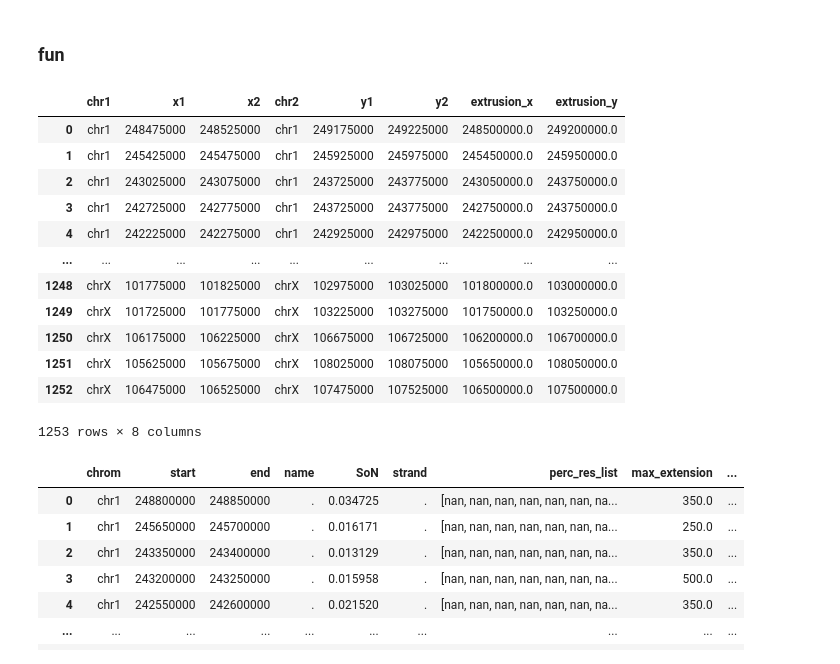
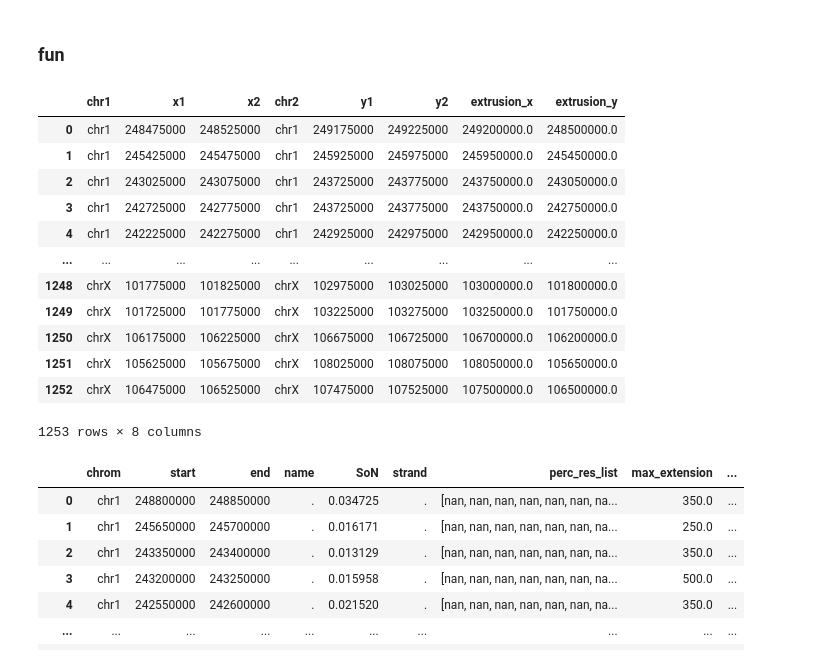
Before and after one commit to minjikimlab/miajet, a Jupyter notebook: notebooks/plot_venn_diagram.ipynb, the cells around one changed output. Cells and saved outputs as stored; diff of their text form; code cells hidden in the pictures.

```diff
--- a/notebooks/plot_venn_diagram.ipynb
+++ b/notebooks/plot_venn_diagram.ipynb
@@ -153,25 +1505,31 @@ miajet_positions # this is essentially the output invariant we want to have
 ### fun
 # %%
 # midpoint
-fun_bedpe["extrusion_x"] = (fun_bedpe["x1"] + fun_bedpe["x2"]) / 2
-fun_bedpe["extrusion_y"] = (fun_bedpe["y1"] + fun_bedpe["y2"]) / 2
+fun_bedpe["extrusion_x"] = (fun_bedpe["y1"] + fun_bedpe["y2"]) / 2
+fun_bedpe["extrusion_y"] = (fun_bedpe["x1"] + fun_bedpe["x2"]) / 2
+
+
+# guarantees that the extrusion point is in the upper diagonal
+# doesn't matter except for convention but should be standardized for all points
+np.all(fun_bedpe["extrusion_x"] >= fun_bedpe["extrusion_y"])
+
 
 # extrusion positions define the ending point of the jet
 # the root position of jet is the starting point of the jet, which can be computed from the main table
 fun_bedpe
 # %% [output]
 |  | chr1 | x1 | x2 | chr2 | y1 | y2 | extrusion_x | extrusion_y |
-| 0 | chr1 | 248475000 | 248525000 | chr1 | 249175000 | 249225000 | 248500000.0 | 249200000.0 |
-| 1 | chr1 | 245425000 | 245475000 | chr1 | 245925000 | 245975000 | 245450000.0 | 245950000.0 |
-| 2 | chr1 | 243025000 | 243075000 | chr1 | 243725000 | 243775000 | 243050000.0 | 243750000.0 |
-| 3 | chr1 | 242725000 | 242775000 | chr1 | 243725000 | 243775000 | 242750000.0 | 243750000.0 |
-| 4 | chr1 | 242225000 | 242275000 | chr1 | 242925000 | 242975000 | 242250000.0 | 242950000.0 |
+| 0 | chr1 | 248475000 | 248525000 | chr1 | 249175000 | 249225000 | 249200000.0 | 248500000.0 |
+| 1 | chr1 | 245425000 | 245475000 | chr1 | 245925000 | 245975000 | 245950000.0 | 245450000.0 |
+| 2 | chr1 | 243025000 | 243075000 | chr1 | 243725000 | 243775000 | 243750000.0 | 243050000.0 |
+| 3 | chr1 | 242725000 | 242775000 | chr1 | 243725000 | 243775000 | 243750000.0 | 242750000.0 |
+| 4 | chr1 | 242225000 | 242275000 | chr1 | 242925000 | 242975000 | 242950000.0 | 242250000.0 |
 | ... | ... | ... | ... | ... | ... | ... | ... | ... |
-| 1248 | chrX | 101775000 | 101825000 | chrX | 102975000 | 103025000 | 101800000.0 | 103000000.0 |
-| 1249 | chrX | 101725000 | 101775000 | chrX | 103225000 | 103275000 | 101750000.0 | 103250000.0 |
-| 1250 | chrX | 106175000 | 106225000 | chrX | 106675000 | 106725000 | 106200000.0 | 106700000.0 |
-| 1251 | chrX | 105625000 | 105675000 | chrX | 108025000 | 108075000 | 105650000.0 | 108050000.0 |
-| 1252 | chrX | 106475000 | 106525000 | chrX | 107475000 | 107525000 | 106500000.0 | 107500000.0 |
+| 1248 | chrX | 101775000 | 101825000 | chrX | 102975000 | 103025000 | 103000000.0 | 101800000.0 |
+| 1249 | chrX | 101725000 | 101775000 | chrX | 103225000 | 103275000 | 103250000.0 | 101750000.0 |
+| 1250 | chrX | 106175000 | 106225000 | chrX | 106675000 | 106725000 | 106700000.0 | 106200000.0 |
+| 1251 | chrX | 105625000 | 105675000 | chrX | 108025000 | 108075000 | 108050000.0 | 105650000.0 |
+| 1252 | chrX | 106475000 | 106525000 | chrX | 107475000 | 107525000 | 107500000.0 | 106500000.0 |
 1253 rows × 8 columns
 # %%
 # the main table hosts the "start" and "end" positions, which is the main diagonal start and end
```
Also changed, not shown: parts of 58 cells of this notebook, 3 other files.
